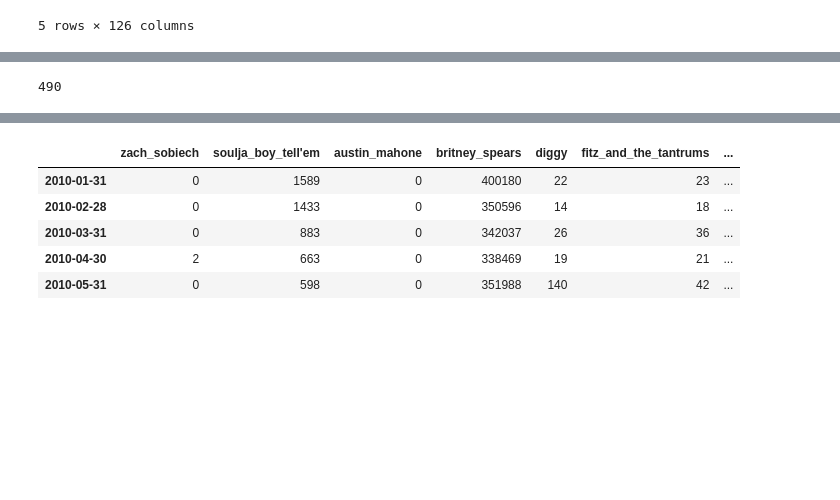
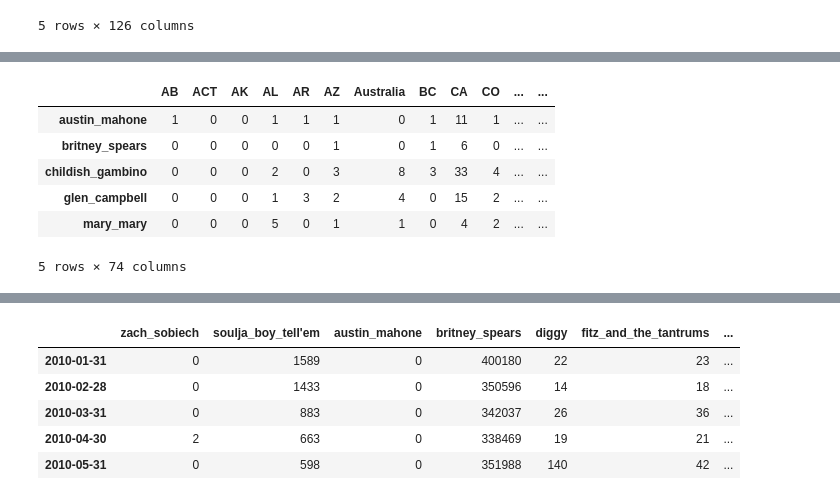
Before and after one commit to trxw/CDIPS_PandoraTeam, a Jupyter notebook: analysis.ipynb, the cells around one changed output, grey strips where cells are left out. Saved outputs shown, nothing was run; the diff lists cells and outputs as text; code cells hidden in the pictures; blank space fills up the shorter version.

```diff
--- a/analysis.ipynb
+++ b/analysis.ipynb
@@ -217,37 +229,43 @@ for i,artist in artists[pd.notnull(artists.mbz_id)].iterrows():
     total = len(a_concerts)
 
     # groupbys
     #g_city = a_concerts.groupby('city')
     g_country = a_concerts.groupby('country')
     g_state = a_concerts.groupby('state')
     g_type = a_concerts.groupby('type')
     g_billing = a_concerts.groupby('billing')
 
     # counts
     states = g_state['mbz_id'].count()
     countrys = g_country['mbz_id'].count()
     types = g_type['mbz_id'].count()
     billings = g_billing['mbz_id'].count()
 
     #
     cols = np.hstack([x.keys() for x in [types,billings,countrys,states]])
     vals = np.hstack([x.values for x in [types,billings,countrys,states]])
     fvals = vals / float(total)
     fvals
 
-    df_num = pd.DataFrame([vals],columns=cols,index =[artist.mbz_id])
-    df_frac = pd.DataFrame([vals/float(total)],columns=cols,index = [artist.mbz_id])
+    df_num = pd.DataFrame([vals],columns=cols,index =[artist.artist_name_underscore])
+    df_frac = pd.DataFrame([vals/float(total)],columns=cols,index = [artist.artist_name_underscore])
     df_num['total'] = total
     df_frac['total'] = total
 
     concert_stats = pd.concat([concert_stats,df_num])
     concert_stats_frac = pd.concat([concert_stats_frac,df_frac])
 
 concert_stats_frac = concert_stats_frac.fillna(0.)
 concert_stats = concert_stats.fillna(0)
-len(concert_stats)
+concert_stats.head()
 # %% [output]
+|  | AB | ACT | AK | AL | AR | AZ | Australia | BC | CA | CO | ... | ... |
+| austin_mahone | 1 | 0 | 0 | 1 | 1 | 1 | 0 | 1 | 11 | 1 | ... | ... |
+| britney_spears | 0 | 0 | 0 | 0 | 0 | 1 | 0 | 1 | 6 | 0 | ... | ... |
+| childish_gambino | 0 | 0 | 0 | 2 | 0 | 3 | 8 | 3 | 33 | 4 | ... | ... |
+| glen_campbell | 0 | 0 | 0 | 1 | 3 | 2 | 4 | 0 | 15 | 2 | ... | ... |
+| mary_mary | 0 | 0 | 0 | 5 | 0 | 1 | 1 | 0 | 4 | 2 | ... | ... |
-490
+5 rows × 74 columns
 # %%
 # create concert time series
 
```
Also changed, not shown: parts of 13 cells of this notebook.
